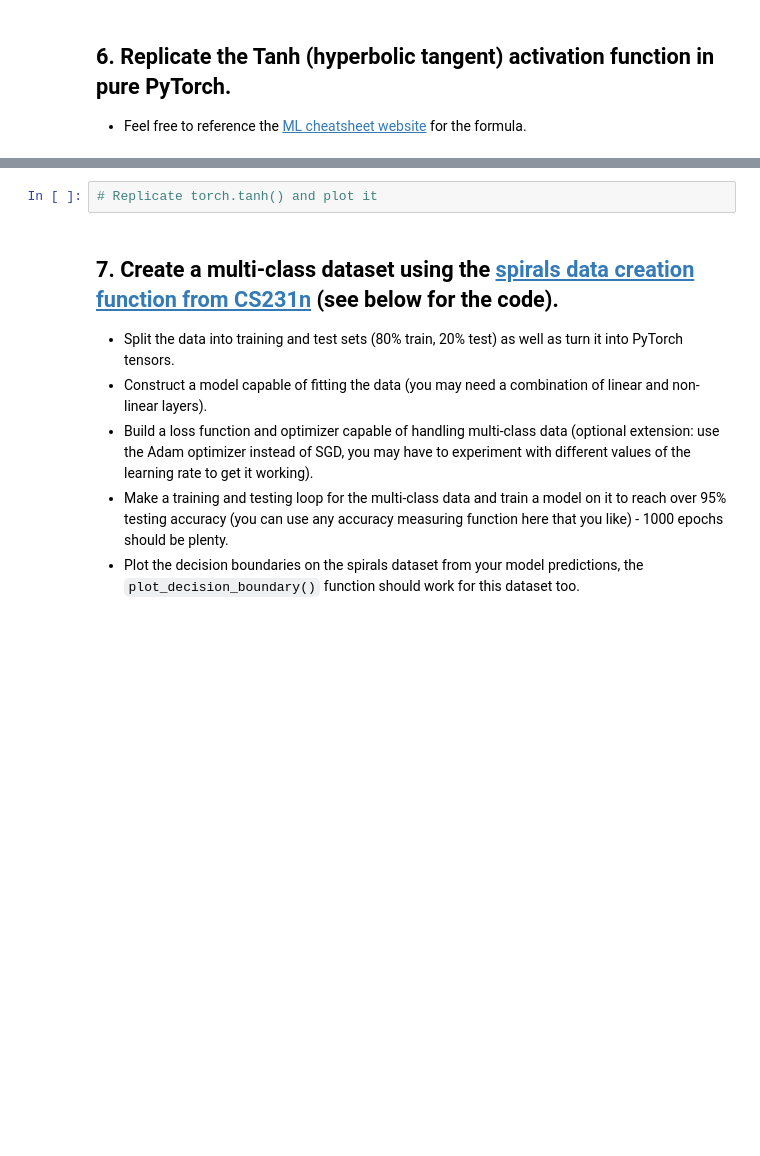
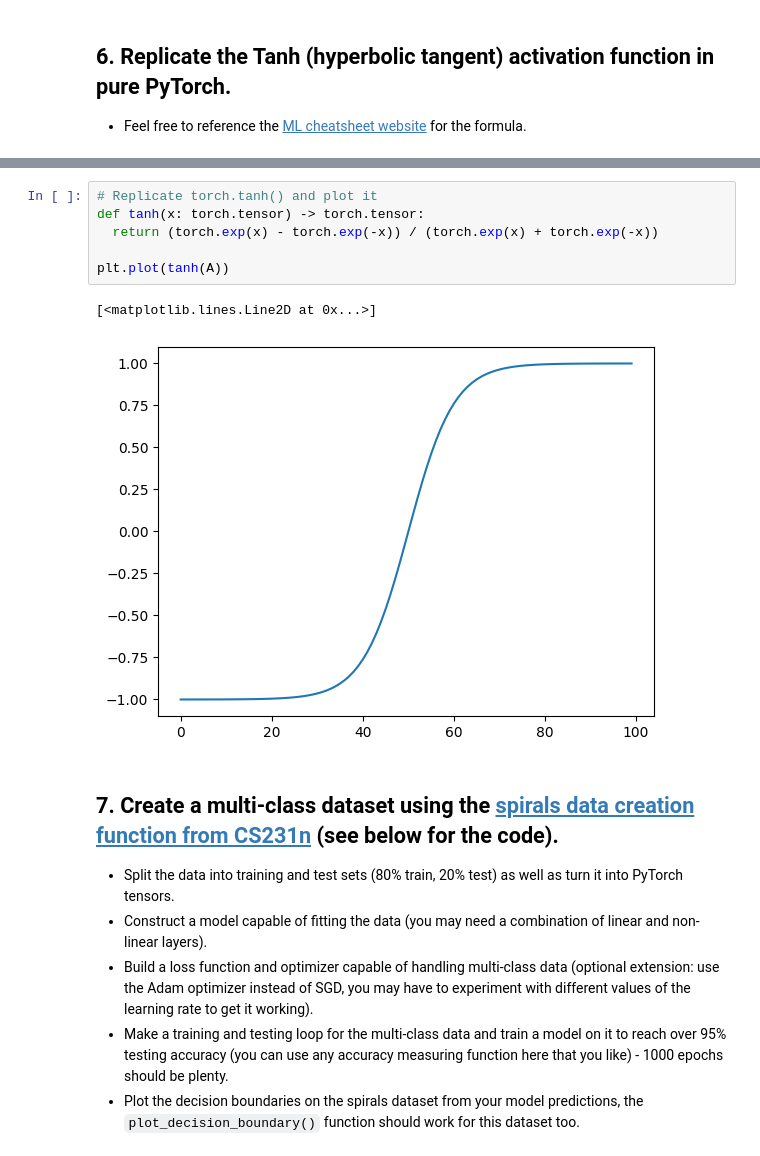
Before and after one commit to evanhfw/zero-to-mastery-pytorch, a Jupyter notebook: 02_pytorch_classification/02_pytorch_classification_exercises.ipynb, the cells around one changed output, grey strips where cells are left out. Saved outputs shown, nothing was run; the diff lists cells and outputs as text; blank space fills up the shorter version.

```diff
--- a/02_pytorch_classification/02_pytorch_classification_exercises.ipynb
+++ b/02_pytorch_classification/02_pytorch_classification_exercises.ipynb
@@ -252,5 +292,12 @@ def plot_decision_boundary(model, X, y):
-# %%
-# Replicate torch.tanh() and plot it
+# %%
+# Replicate torch.tanh() and plot it
+def tanh(x: torch.tensor) -> torch.tensor:
+  return (torch.exp(x) - torch.exp(-x)) / (torch.exp(x) + torch.exp(-x))
+
+plt.plot(tanh(A))
+# %% [output]
+[<matplotlib.lines.Line2D at 0x...>]
+[figure, added]
 # %% [markdown]
 ## 7. Create a multi-class dataset using the [spirals data creation function from CS231n](https://cs231n.github.io/neural-networks-case-study/) (see below for the code).
   * Split the data into training and test sets (80% train, 20% test) as well as turn it into PyTorch tensors.
```
Also changed, not shown: parts of 16 cells of this notebook.
